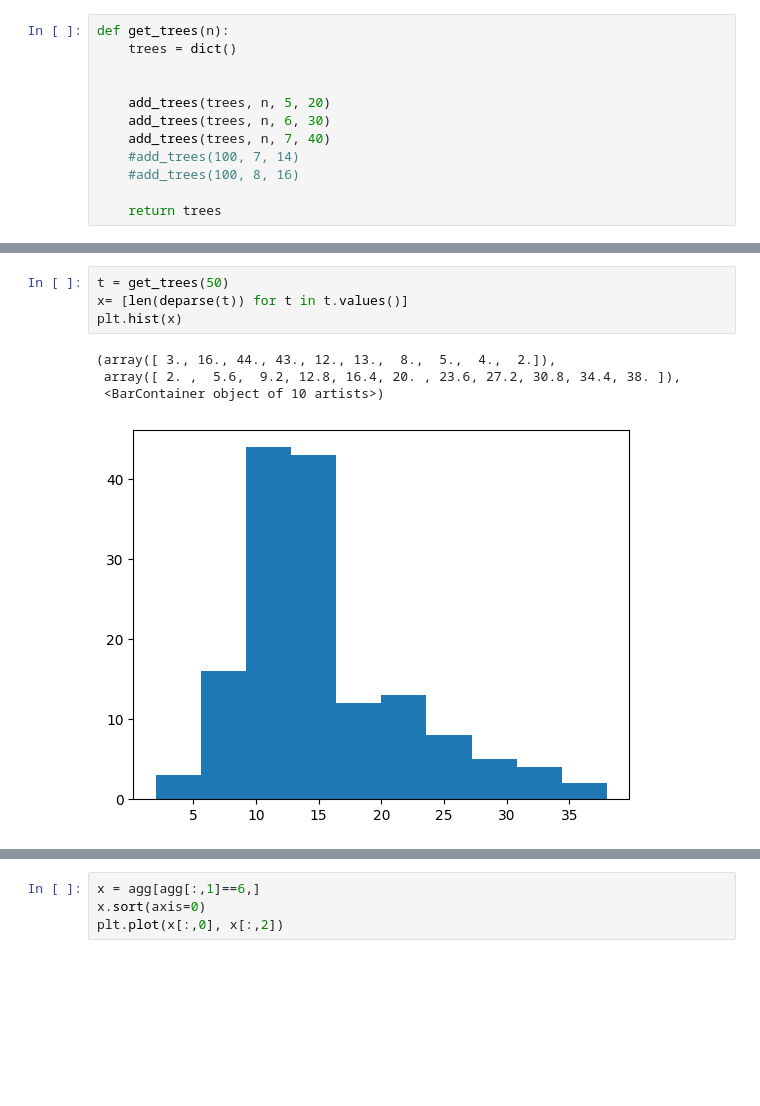
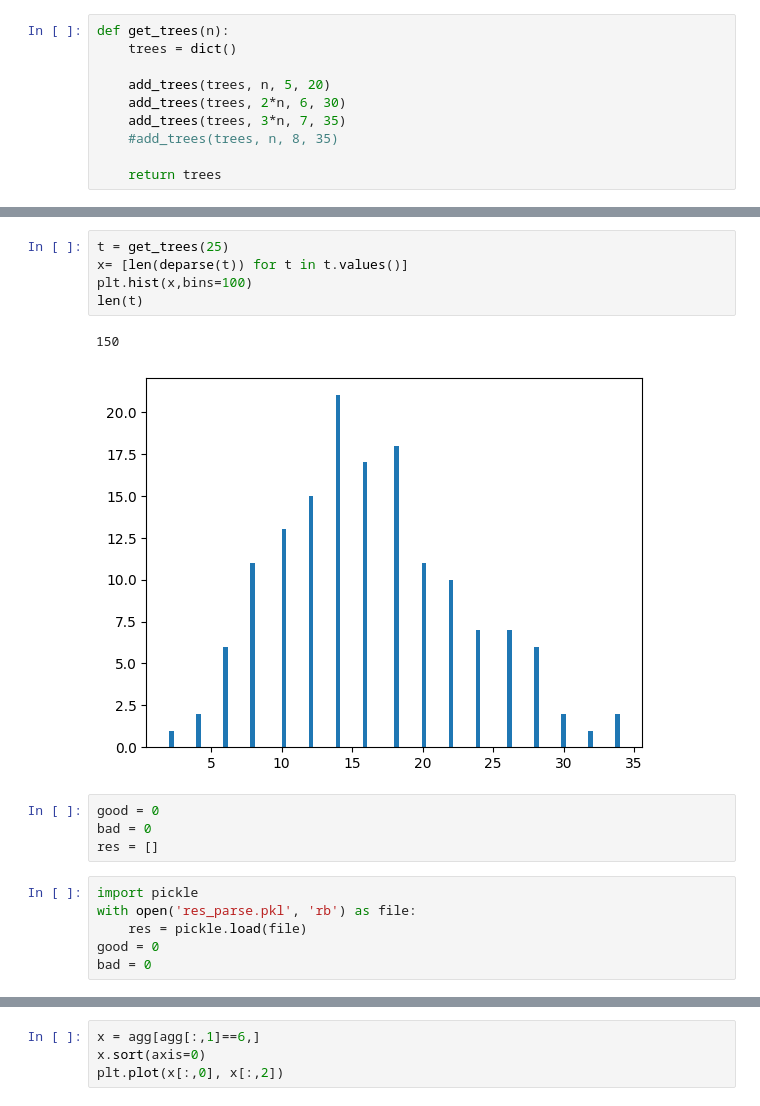
Before and after one commit to jtmaher/Embedding, a Jupyter notebook: Parser.ipynb, the cells around one changed output, grey strips where cells are left out. Cells and saved outputs as stored; diff of their text form; blank space fills up the shorter version.

```diff
--- a/Parser.ipynb
+++ b/Parser.ipynb
@@ -98,12 +100,10 @@ def add_trees(trees, n, depth, lim, max=10):
 def get_trees(n):
     trees = dict()
 
-
     add_trees(trees, n, 5, 20)
-    add_trees(trees, n, 6, 30)
-    add_trees(trees, n, 7, 40)
-    #add_trees(100, 7, 14)
-    #add_trees(100, 8, 16)
+    add_trees(trees, 2*n, 6, 30)
+    add_trees(trees, 3*n, 7, 35)
+    #add_trees(trees, n, 8, 35)
 
     return trees
 # %%
@@ -118,10 +120,19 @@ random_parse_tree(4)
 # %%
-t = get_trees(50)
+t = get_trees(25)
 x= [len(deparse(t)) for t in t.values()]
-plt.hist(x)
+plt.hist(x,bins=100)
+len(t)
 # %% [output]
-(array([ 3., 16., 44., 43., 12., 13.,  8.,  5.,  4.,  2.]),
- array([ 2. ,  5.6,  9.2, 12.8, 16.4, 20. , 23.6, 27.2, 30.8, 34.4, 38. ]),
- <BarContainer object of 10 artists>)
+150
-[figure, old version]
+[figure, new version]
+# %%
+good = 0
+bad = 0
+res = []
+# %%
+import pickle
+with open('res_parse.pkl', 'rb') as file:
+    res = pickle.load(file)
+good = 0
+bad = 0
 # %%
```
Also changed, not shown: parts of 9 cells of this notebook, 4 other files.
